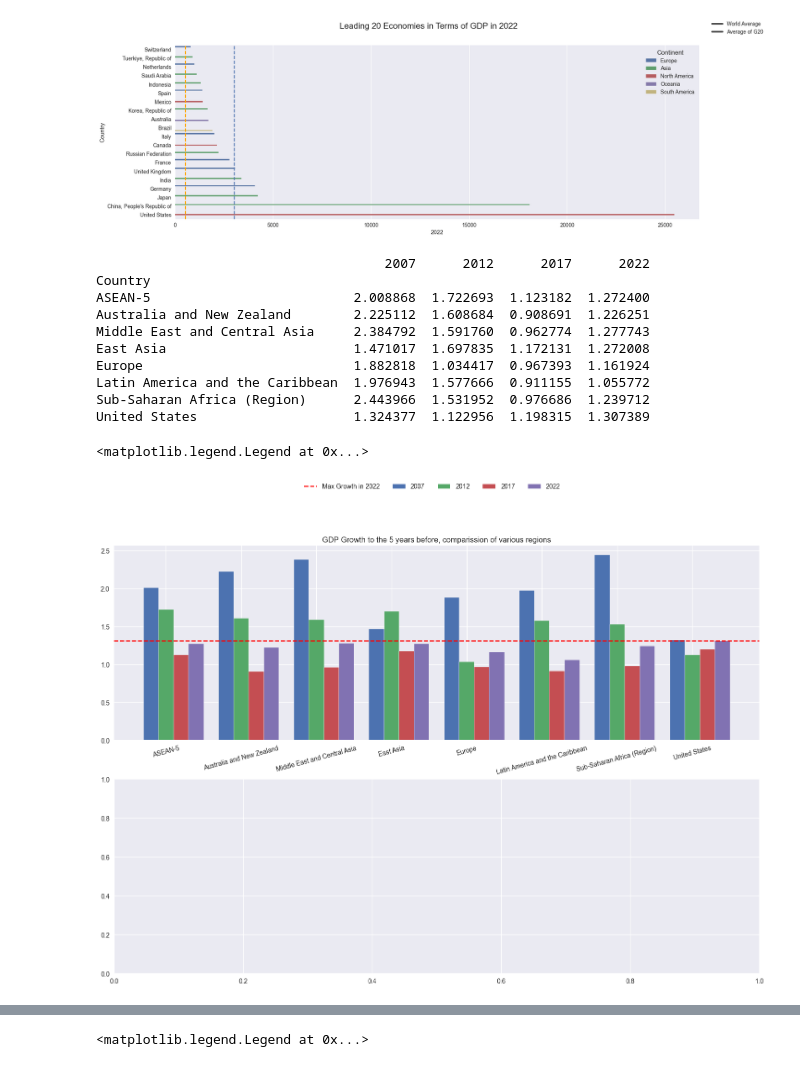
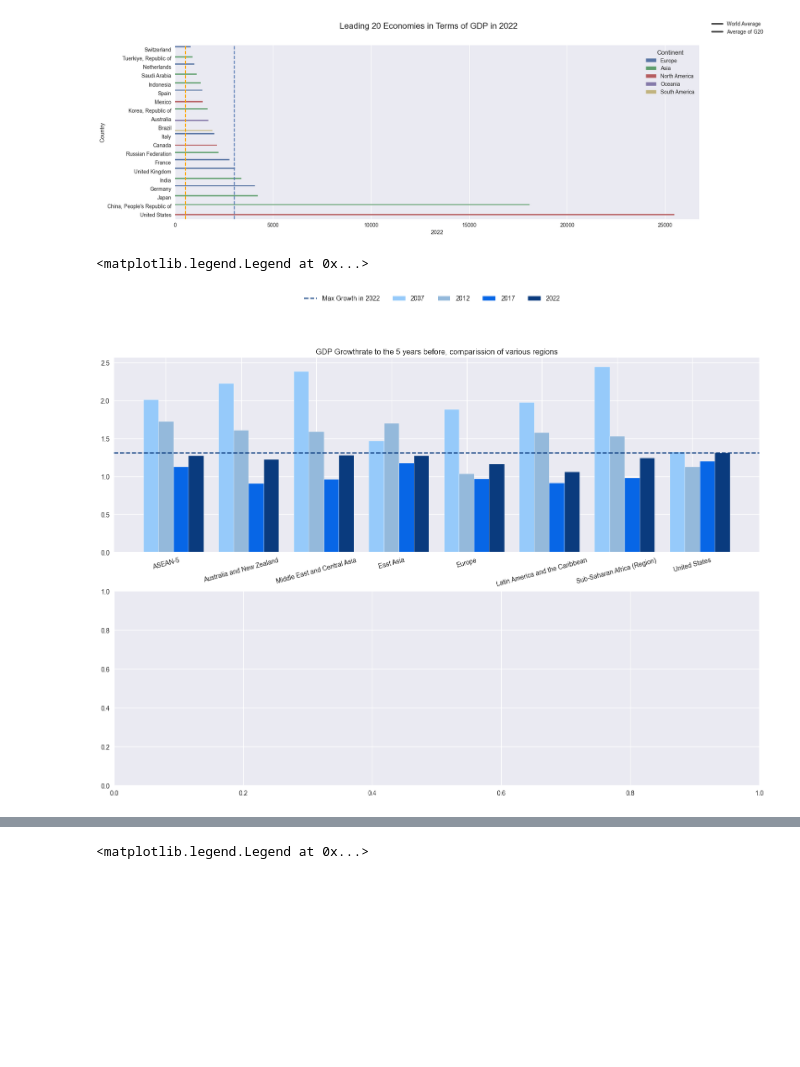
Before and after one commit to Monsieur-Bandana/data_science_clockmann, a Jupyter notebook: ClassProject2207 (1).ipynb, the cells around one changed output, grey strips where cells are left out. Drawn from its saved outputs; the diff is of its cells as text; code cells hidden in the pictures; blank space fills up the shorter version.

Commit message:
corrected colors

```diff
--- a/ClassProject2207 (1).ipynb
+++ b/ClassProject2207 (1).ipynb
@@ -233,65 +233,53 @@ fig.legend(labels=["World Average", "Average of G20"])
 
 import matplotlib as mpl
 
-fig, axes = plt.subplots(2, 1, figsize=(18, 12))
+fig, axes = plt.subplots(2,1, figsize=(18, 12))
 
-blacklist = ['ASEAN-5', 'Australia and New Zealand', 'Middle East and Central Asia',  'East Asia', 'Europe', 'Latin America and the Caribbean', 'Sub-Saharan Africa (Region) ',  'United States']
+regionsList = ['ASEAN-5', 'Australia and New Zealand', 'Middle East and Central Asia',  'East Asia', 'Europe', 'Latin America and the Caribbean', 'Sub-Saharan Africa (Region) ',  'United States']
 
 # sub area world
 # sub area europe
 
-dbEmerging = final_gdp2.loc[blacklist]
+dbEmerging = final_gdp2.loc[regionsList]
 dbEmerging = dbEmerging[[2002, 2007, 2012, 2017, 2022]]
 data = {2007: dbEmerging[2007]/dbEmerging[2002],
                 2012: dbEmerging[2012]/dbEmerging[2007],
                 2017: dbEmerging[2017]/dbEmerging[2012],
                 2022: dbEmerging[2022]/dbEmerging[2017]}
 dbGrowthRate = pd.DataFrame(data=data)
-
-print(dbGrowthRate)
 
 maxGrowth2022 = max(dbGrowthRate[2022].to_list())
 
 dbGrowthRate = dbGrowthRate.T
 
 
 regions = dbGrowthRate.columns.to_list()
 x = dbGrowthRate.values.tolist()
 region = np.arange(len(regions))
 
 width = 0.2
 
-my_colors = mpl.colors.ListedColormap(['#96cafa', '#94b9db', '#0766e6', '#0a3b7e'])
+colors =['#96cafa', '#94b9db', '#0766e6', '#0a3b7e']
 
 
 i = 0
 while i < len(dbGrowthRate):
     offset=width*i
     axes[0].bar(height=x[i], x=region + offset,
-                width=width)
+                width=width, color=colors[i])
     i=i+1
 
 
 
-axes[0].axhline(y=maxGrowth2022, linestyle='--', color="red")
+axes[0].axhline(y=maxGrowth2022, linestyle='--', color=colors[3])
 
 axes[0].set_xticks(region + width, regions, rotation=15)
-axes[0].set_title("GDP Growth to the 5 years before, comparission of various regions")
+axes[0].set_title("GDP Growthrate to the 5 years before, comparission of various regions")
 
 
 mpl.style.use('seaborn')
 
 fig.legend(loc='upper center', ncols=5, labels=["Max Growth in 2022"]+dbGrowthRate.index.to_list() )
 # %% [output]
-                                     2007      2012      2017      2022
-Country
-ASEAN-5                          2.008868  1.722693  1.123182  1.272400
-Australia and New Zealand        2.225112  1.608684  0.908691  1.226251
-Middle East and Central Asia     2.384792  1.591760  0.962774  1.277743
-East Asia                        1.471017  1.697835  1.172131  1.272008
-Europe                           1.882818  1.034417  0.967393  1.161924
-Latin America and the Caribbean  1.976943  1.577666  0.911155  1.055772
-Sub-Saharan Africa (Region)      2.443966  1.531952  0.976686  1.239712
-United States                    1.324377  1.122956  1.198315  1.307389
+<matplotlib.legend.Legend at 0x...>
-<matplotlib.legend.Legend at 0x...>
-[figure, old version]
+[figure, new version]
```
Also changed, not shown: parts of 1 cell of this notebook.
